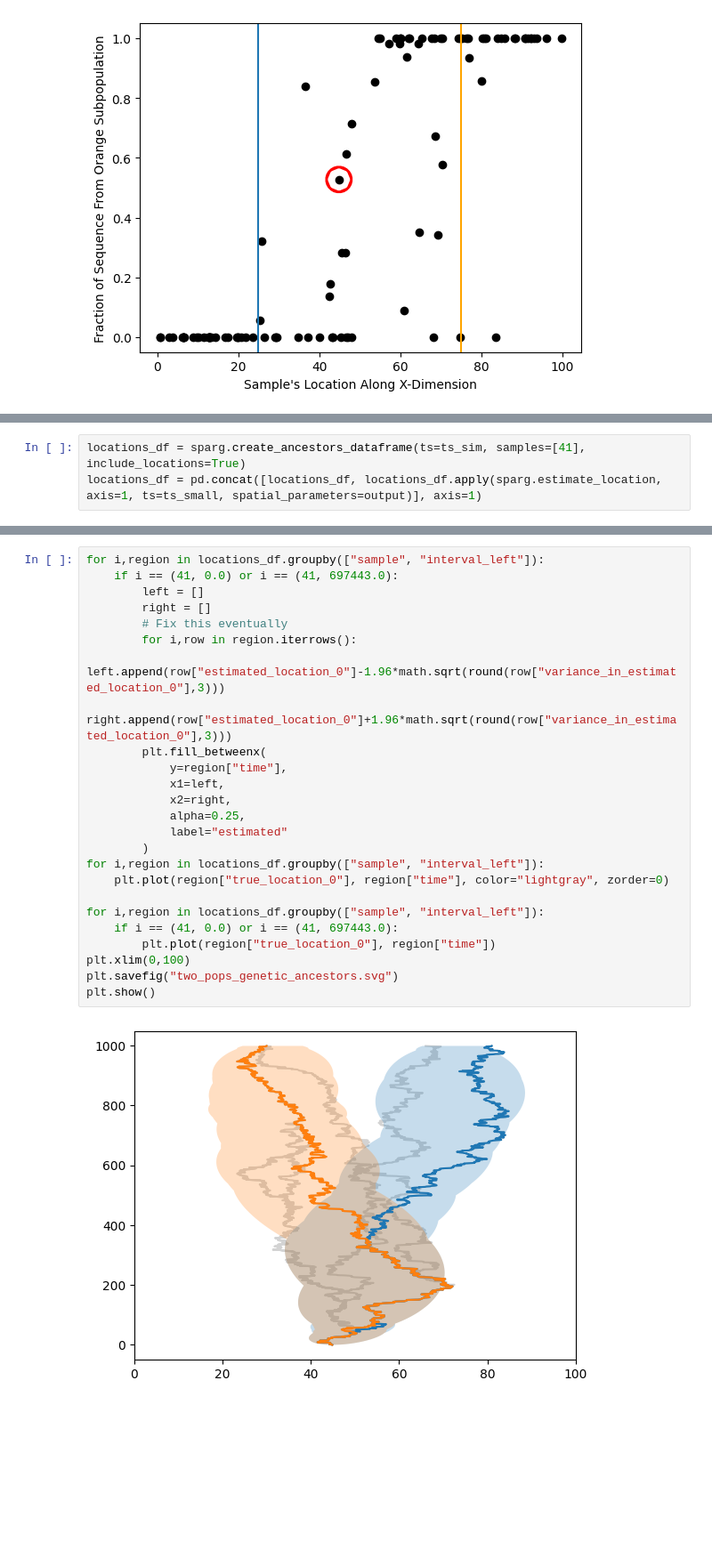
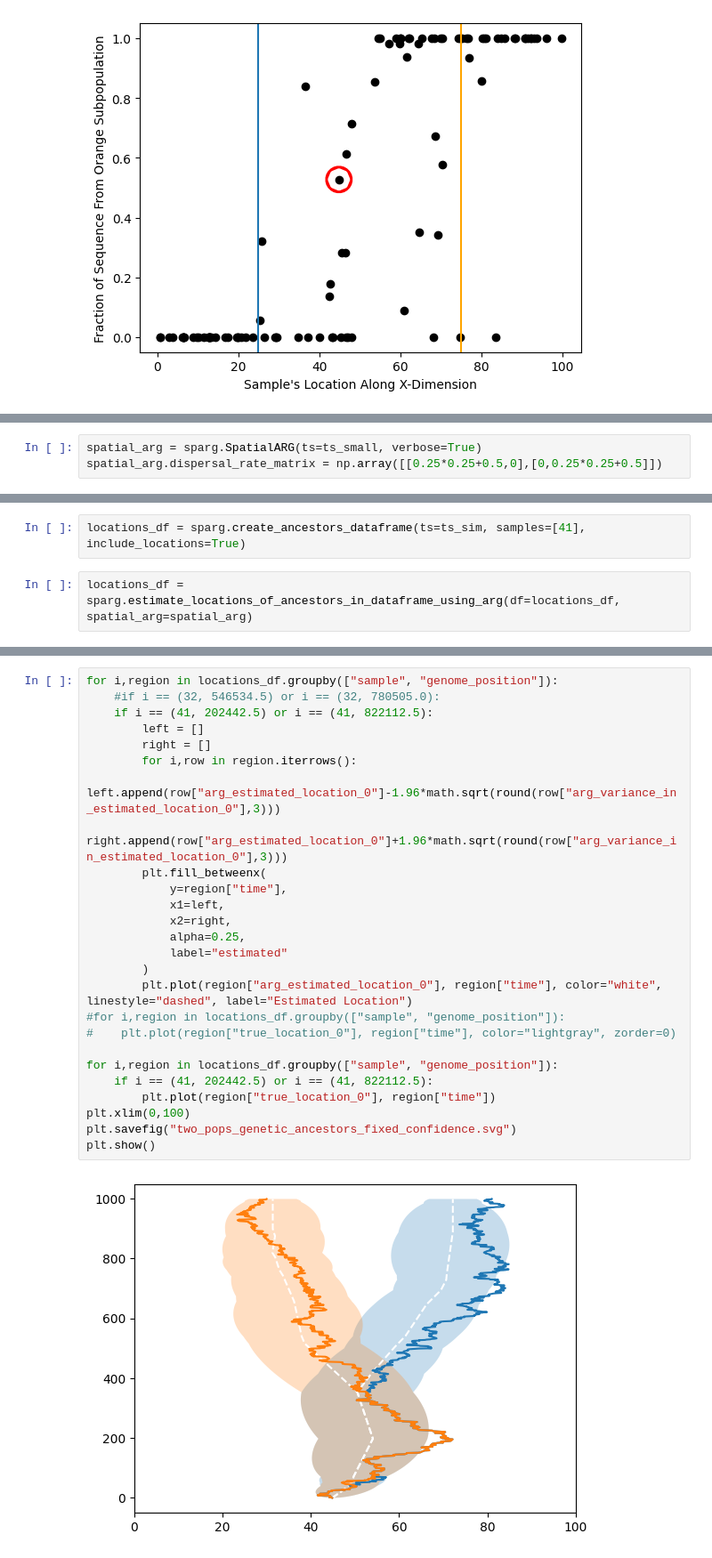
Before and after one commit to osmond-lab/sparg, a Jupyter notebook: figures/final/Fig7_two_pops/code/two_pops.ipynb, the cells around one changed output, grey strips where cells are left out. Shown at 89% size. Drawn from its saved outputs; the diff is of its cells as text; blank space fills up the shorter version.

Commit message:
windowing
Windowing method added and now avoid redundant calculations, still opportunity to improve. Variance appears to be off, need to looking into that further.

```diff
--- a/figures/final/Fig7_two_pops/code/two_pops.ipynb
+++ b/figures/final/Fig7_two_pops/code/two_pops.ipynb
@@ -58,0 +59,3 @@ Estimated dispersal rate - Section Elapsed Time: 0.0003211498260498047 - Total E
+# %%
+spatial_arg = sparg.SpatialARG(ts=ts_small, verbose=True)
+spatial_arg.dispersal_rate_matrix = np.array([[0.25*0.25+0.5,0],[0,0.25*0.25+0.5]])
@@ -59,3 +70,4 @@ Estimated dispersal rate - Section Elapsed Time: 0.0003211498260498047 - Total E
 # %%
 locations_df = sparg.create_ancestors_dataframe(ts=ts_sim, samples=[41], include_locations=True)
-locations_df = pd.concat([locations_df, locations_df.apply(sparg.estimate_location, axis=1, ts=ts_small, spatial_parameters=output)], axis=1)
+# %%
+locations_df = sparg.estimate_locations_of_ancestors_in_dataframe_using_arg(df=locations_df, spatial_arg=spatial_arg)
@@ -62,27 +86,28 @@ locations_df = pd.concat([locations_df, locations_df.apply(sparg.estimate_locati
 # %%
-for i,region in locations_df.groupby(["sample", "interval_left"]):
-    if i == (41, 0.0) or i == (41, 697443.0):
+for i,region in locations_df.groupby(["sample", "genome_position"]):
+    #if i == (32, 546534.5) or i == (32, 780505.0):
+    if i == (41, 202442.5) or i == (41, 822112.5):
         left = []
         right = []
-        # Fix this eventually
         for i,row in region.iterrows():
-            left.append(row["estimated_location_0"]-1.96*math.sqrt(round(row["variance_in_estimated_location_0"],3)))
-            right.append(row["estimated_location_0"]+1.96*math.sqrt(round(row["variance_in_estimated_location_0"],3)))
+            left.append(row["arg_estimated_location_0"]-1.96*math.sqrt(round(row["arg_variance_in_estimated_location_0"],3)))
+            right.append(row["arg_estimated_location_0"]+1.96*math.sqrt(round(row["arg_variance_in_estimated_location_0"],3)))
         plt.fill_betweenx(
             y=region["time"],
             x1=left,
             x2=right,
             alpha=0.25,
             label="estimated"
         )
-for i,region in locations_df.groupby(["sample", "interval_left"]):
-    plt.plot(region["true_location_0"], region["time"], color="lightgray", zorder=0)
+        plt.plot(region["arg_estimated_location_0"], region["time"], color="white", linestyle="dashed", label="Estimated Location")
+#for i,region in locations_df.groupby(["sample", "genome_position"]):
+#    plt.plot(region["true_location_0"], region["time"], color="lightgray", zorder=0)
 
-for i,region in locations_df.groupby(["sample", "interval_left"]):
-    if i == (41, 0.0) or i == (41, 697443.0):
+for i,region in locations_df.groupby(["sample", "genome_position"]):
+    if i == (41, 202442.5) or i == (41, 822112.5):
         plt.plot(region["true_location_0"], region["time"])
 plt.xlim(0,100)
-plt.savefig("two_pops_genetic_ancestors.svg")
+plt.savefig("two_pops_genetic_ancestors_fixed_confidence.svg")
 plt.show()
 # %% [output]
-[figure, old version]
+[figure, new version]
```
Also changed, not shown: parts of 12 cells of this notebook, 3 other files.
